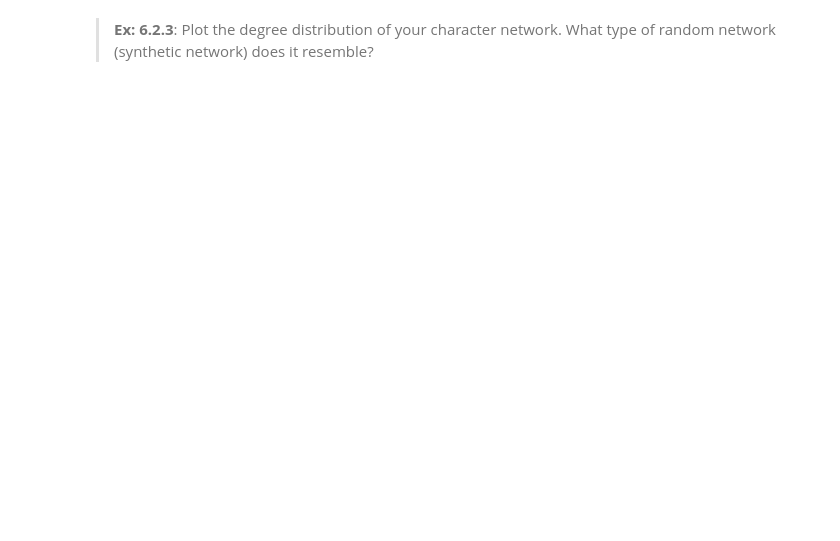
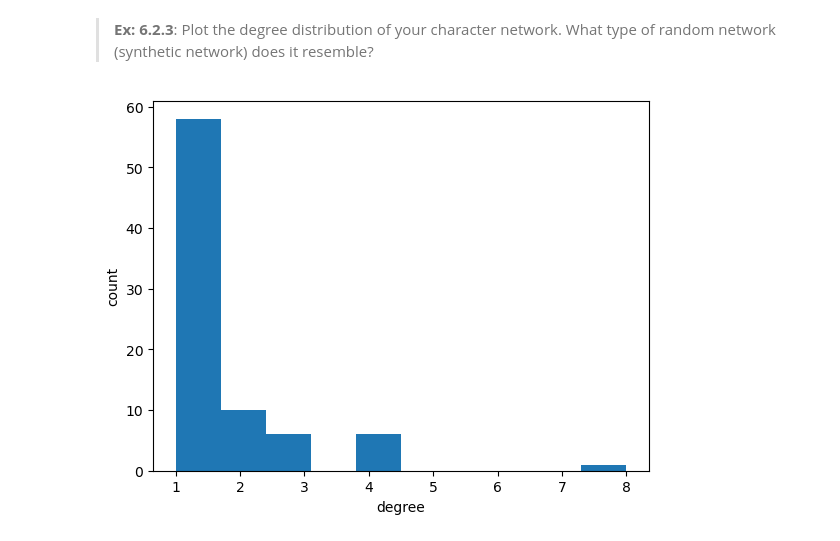
Before and after one commit to UncatchableAlex/Big_Data, a Jupyter notebook: exercises/Assignment_2.ipynb, the cells around one changed output. Cells and saved outputs as stored; diff of their text form; code cells hidden in the pictures; blank space fills up the shorter version.

```diff
--- a/exercises/Assignment_2.ipynb
+++ b/exercises/Assignment_2.ipynb
@@ -111,2 +118,10 @@ G.size()
 # %% [markdown]
 > **Ex: 6.2.3**: Plot the degree distribution of your character network. What type of random network (synthetic network) does it resemble?
+# %%
+from matplotlib import pyplot as plt
+plt.hist(degs)
+plt.xlabel("degree")
+plt.ylabel("count")
+plt.show()
+# %% [output]
+[figure, added]
```
Also changed, not shown: parts of 4 cells of this notebook.
